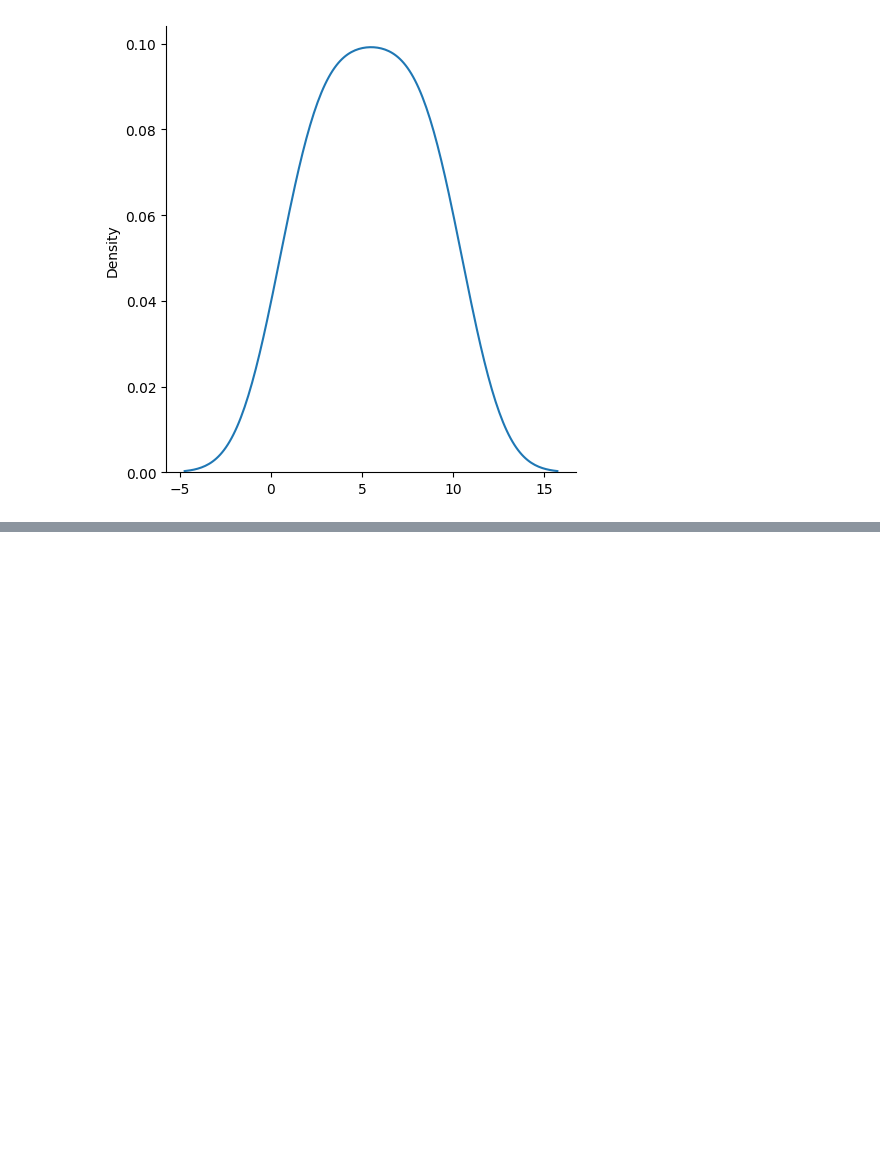
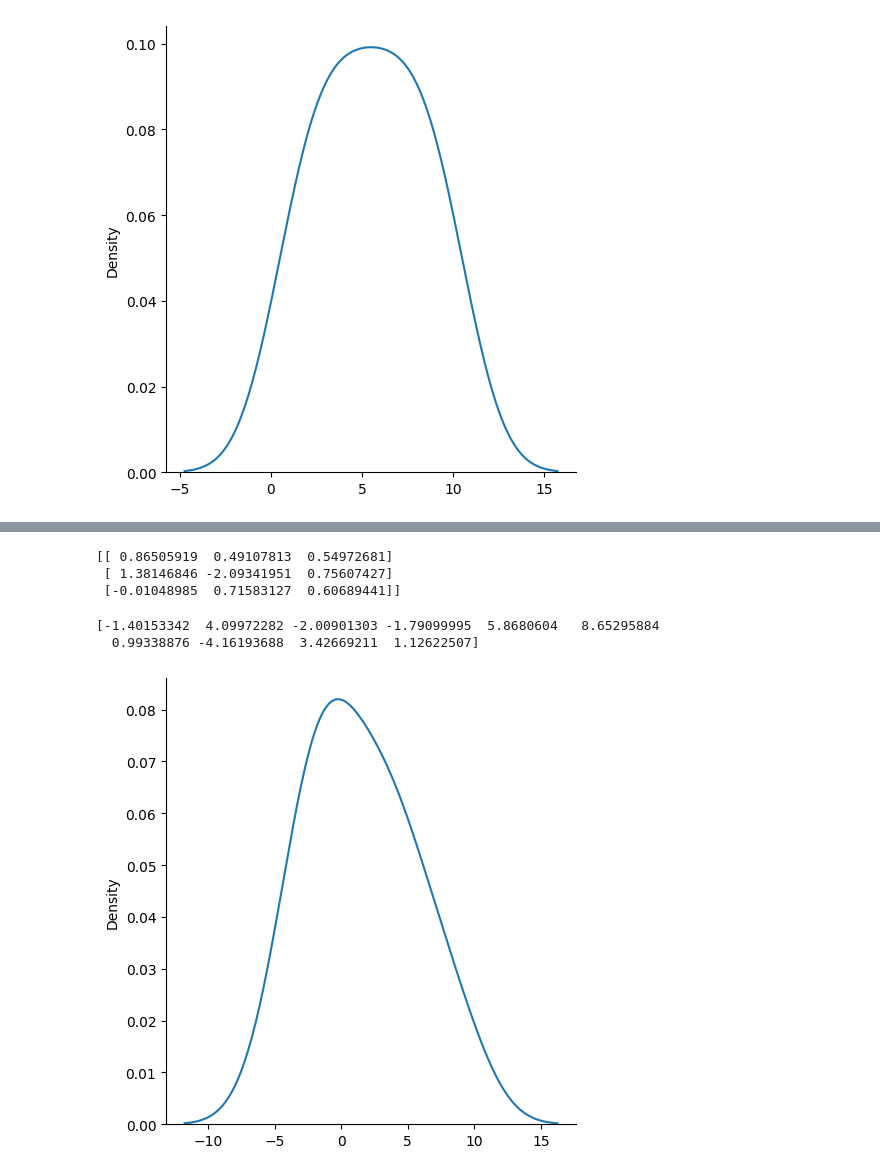
Before and after one commit to sarveshmahendramaurya/Numpy, a Jupyter notebook: Numpy_Random.ipynb, the cells around one changed output, grey strips where cells are left out. Cells and saved outputs as stored; diff of their text form; code cells hidden in the pictures; blank space fills up the shorter version.

```diff
--- a/Numpy_Random.ipynb
+++ b/Numpy_Random.ipynb
@@ -265,0 +283,23 @@ Result: The "Density" value at position $5$ on your graph would be approximately
+# %%
+from numpy import random as rd
+
+x=rd.normal(size=(3,3))
+print(x)
+# %% [output]
+[[ 0.86505919  0.49107813  0.54972681]
+ [ 1.38146846 -2.09341951  0.75607427]
+ [-0.01048985  0.71583127  0.60689441]]
+# %%
+#Generate a random normal distribution of size 2x3 with mean at 1 and standard deviation of 2:
+from numpy import random as rd
+import matplotlib.pyplot as plt
+import seaborn as sb
+
+x=rd.normal(loc=1,scale=4,size=(10))
+print(x,2*"\n")
+sb.displot(x,kind="kde")
+plt.show()
+# %% [output]
+[-1.40153342  4.09972282 -2.00901303 -1.79099995  5.8680604   8.65295884
+  0.99338876 -4.16193688  3.42669211  1.12622507]
+[figure, added]
```
Also changed, not shown: parts of 5 cells of this notebook.
